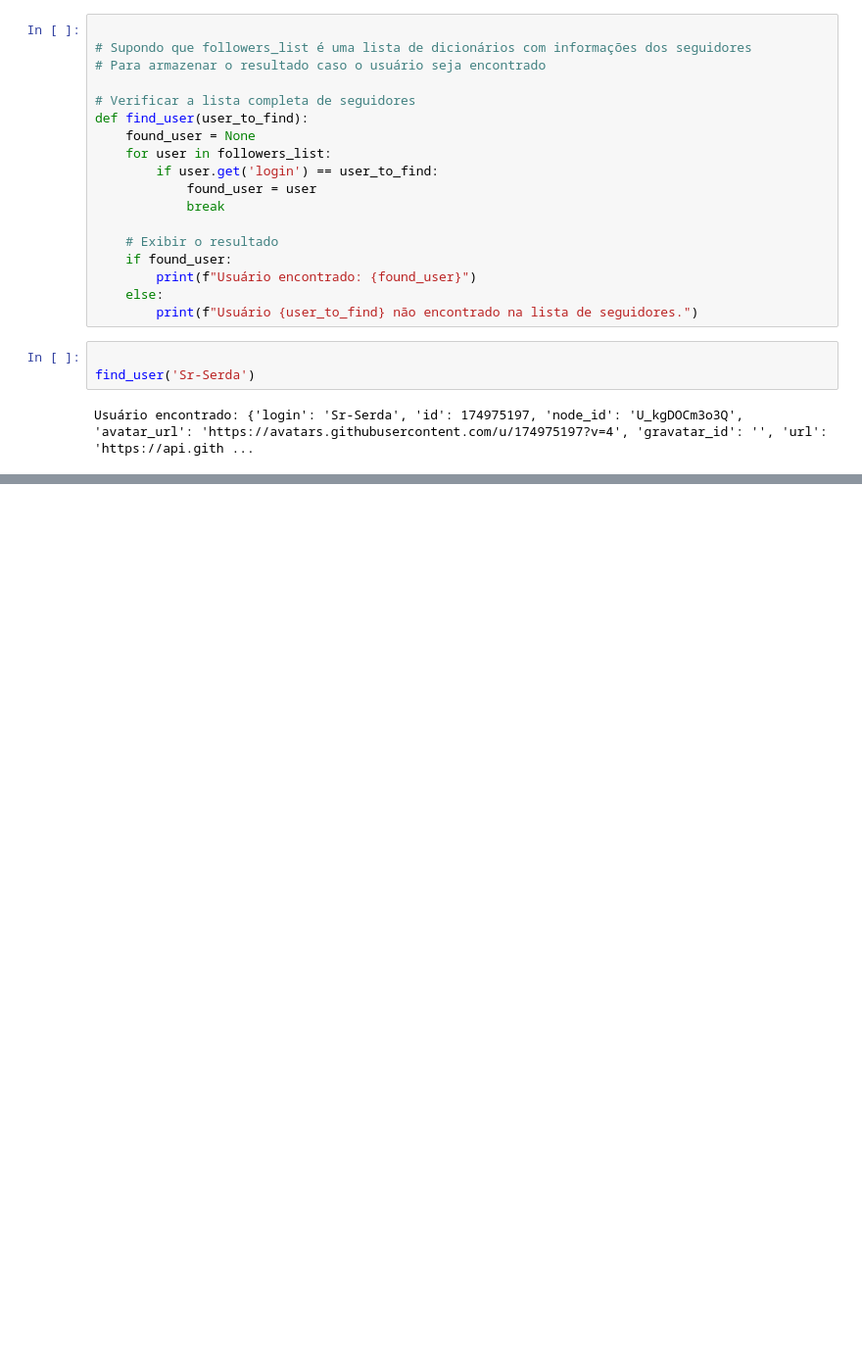
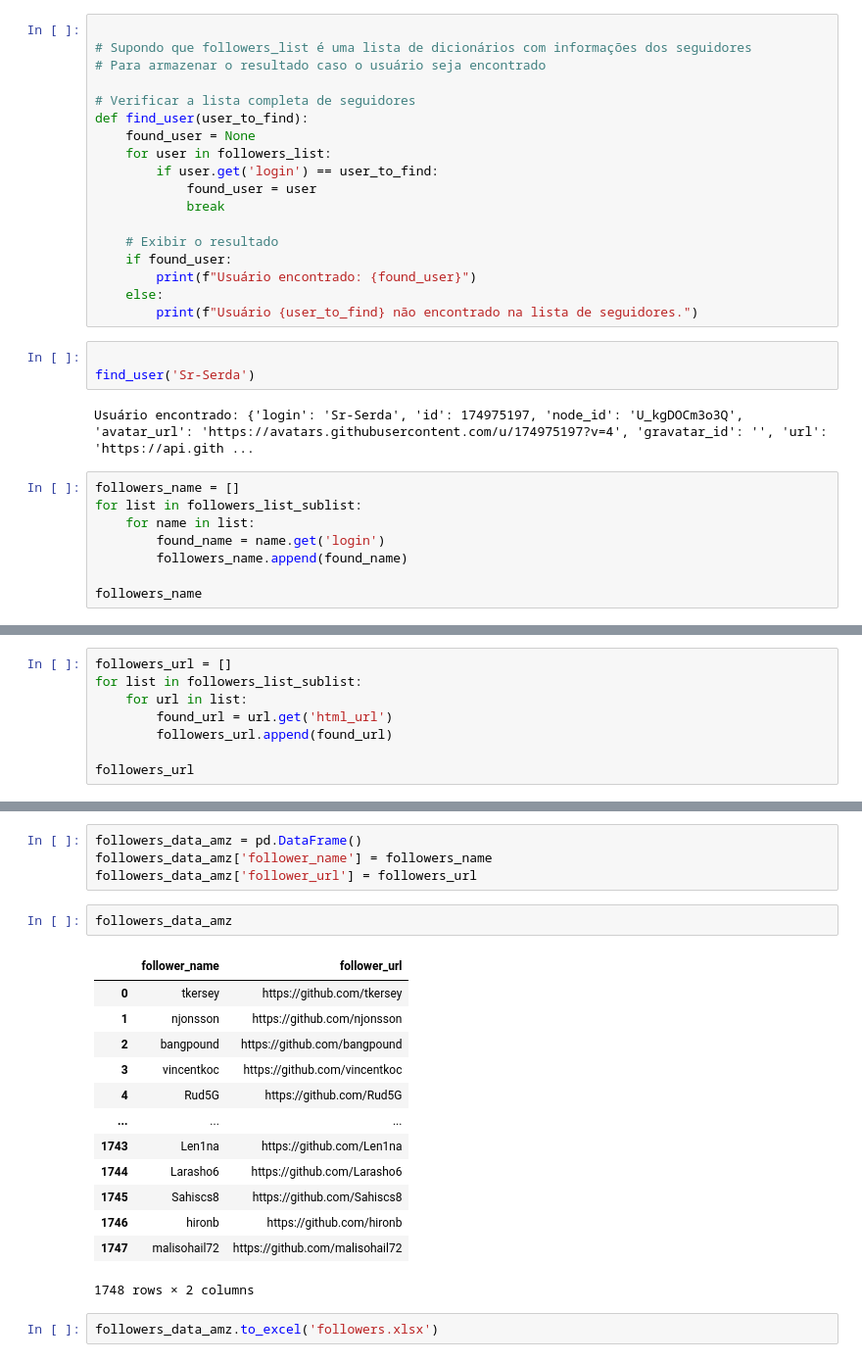
Before and after one commit to Sr-Serda/Amazon-Most-Used-Languages, a Jupyter notebook: followers_repo.ipynb, the cells around one changed output, grey strips where cells are left out. Shown at 98% size. Saved outputs shown, nothing was run; the diff lists cells and outputs as text; blank space fills up the shorter version.

```diff
--- a/followers_repo.ipynb
+++ b/followers_repo.ipynb
@@ -73,3 +86,11 @@ def find_user(user_to_find):
 find_user('Sr-Serda')
 # %% [output]
 Usuário encontrado: {'login': 'Sr-Serda', 'id': 174975197, 'node_id': 'U_kgDOCm3o3Q', 'avatar_url': 'https://avatars.githubusercontent.com/u/174975197?v=4', 'gravatar_id': '', 'url': 'https://api.gith ...
+# %%
+followers_name = []
+for list in followers_list_sublist:
+    for name in list:
+        found_name = name.get('login')
+        followers_name.append(found_name)
+
+followers_name
@@ -75,0 +115,8 @@ Usuário encontrado: {'login': 'Sr-Serda', 'id': 174975197, 'node_id': 'U_kgDOCm
+# %%
+followers_url = []
+for list in followers_list_sublist:
+    for url in list:
+        found_url = url.get('html_url')
+        followers_url.append(found_url)
+
+followers_url
@@ -75,0 +141,22 @@ Usuário encontrado: {'login': 'Sr-Serda', 'id': 174975197, 'node_id': 'U_kgDOCm
+# %%
+followers_data_amz = pd.DataFrame()
+followers_data_amz['follower_name'] = followers_name
+followers_data_amz['follower_url'] = followers_url
+# %%
+followers_data_amz
+# %% [output]
+|  | follower_name | follower_url |
+| 0 | tkersey | https://github.com/tkersey |
+| 1 | njonsson | https://github.com/njonsson |
+| 2 | bangpound | https://github.com/bangpound |
+| 3 | vincentkoc | https://github.com/vincentkoc |
+| 4 | Rud5G | https://github.com/Rud5G |
+| ... | ... | ... |
+| 1743 | Len1na | https://github.com/Len1na |
+| 1744 | Larasho6 | https://github.com/Larasho6 |
+| 1745 | Sahiscs8 | https://github.com/Sahiscs8 |
+| 1746 | hironb | https://github.com/hironb |
+| 1747 | malisohail72 | https://github.com/malisohail72 |
+1748 rows × 2 columns
+# %%
+followers_data_amz.to_excel('followers.xlsx')
```
Also changed, not shown: parts of 5 cells of this notebook, 11 other files.
